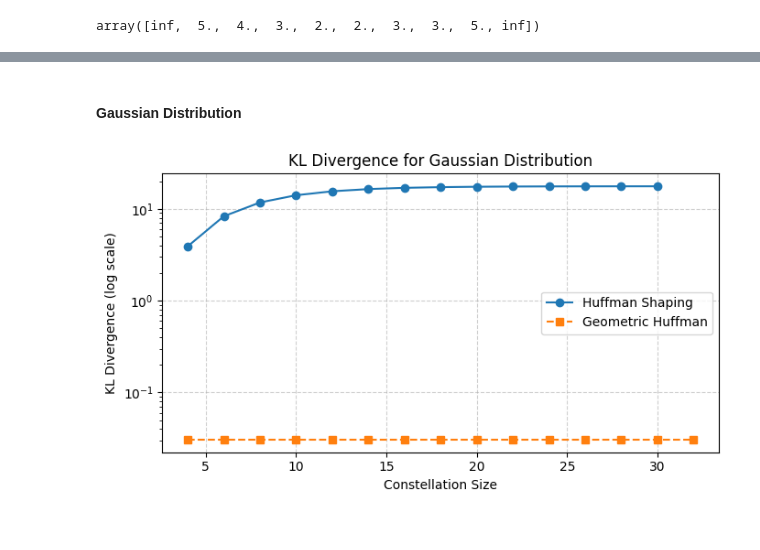
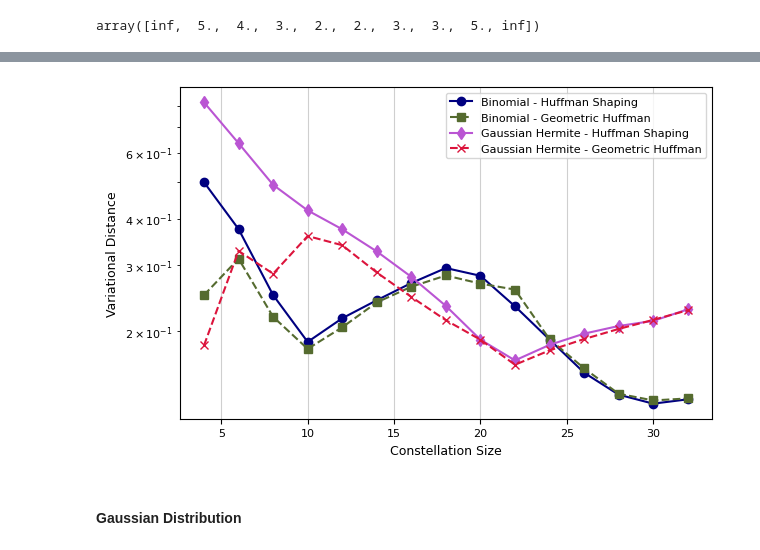
Before and after one commit to carolinesma/PCS, a Jupyter notebook: shaping_distributions/kl_div_pam_shaping_huffman.ipynb, the cells around one changed output, grey strips where cells are left out. Drawn from its saved outputs; the diff is of its cells as text; code cells hidden in the pictures.

```diff
--- a/shaping_distributions/kl_div_pam_shaping_huffman.ipynb
+++ b/shaping_distributions/kl_div_pam_shaping_huffman.ipynb
@@ -70,2 +92,6 @@ Huffman Geometric Distribution = [0, 0, 0.00048828125, 0.0009765625, 0.00390625,
+# %%
+plot_v_dist_two_distributions(binomial_results, gausshermite_results)
+# %% [output]
+[figure, added]
 # %% [markdown]
 #### Gaussian Distribution
@@ -74,4 +97,0 @@ gaussian_results = generate_shaping_results(start, stop, step, variance, Discret
-# %%
-plot_kl_vs_constellation_size(gaussian_results, "Gaussian Distribution")
-# %% [output]
-[figure, removed]
```
Also changed, not shown: parts of 11 cells of this notebook, 7 other files.
